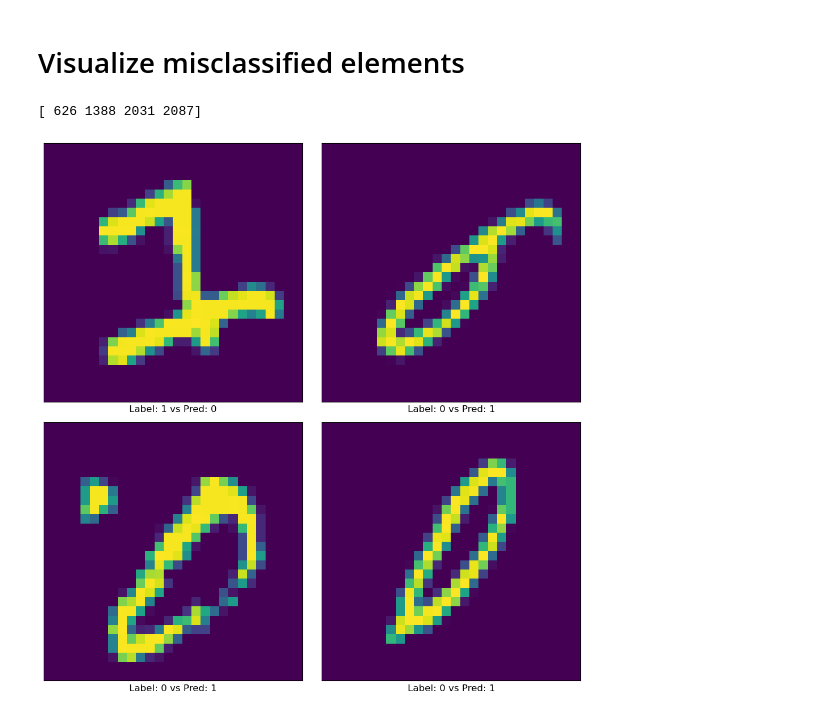
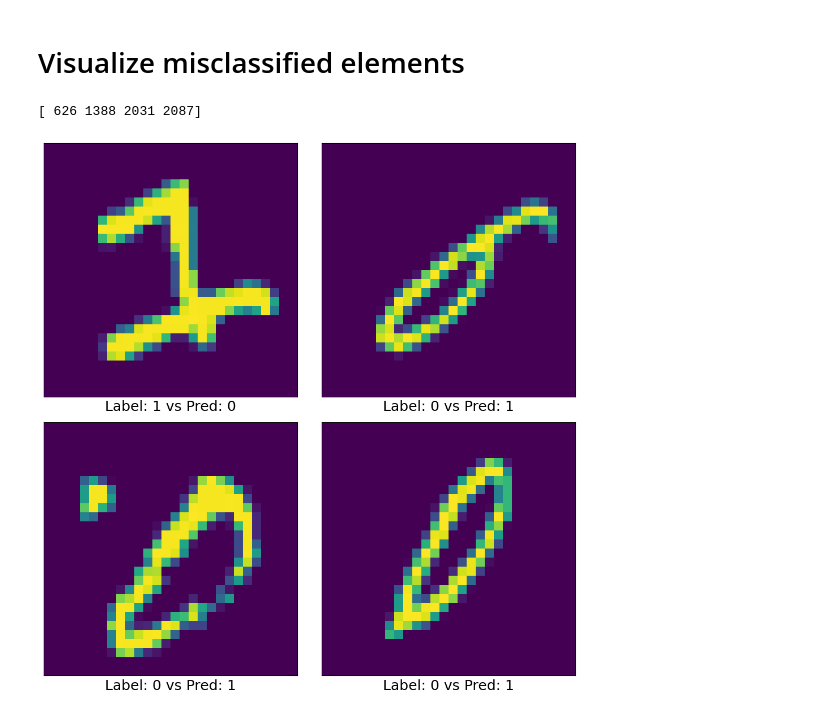
Before and after one commit to LeoUtas/sagemaker_binary_mnist, a Jupyter notebook: sagemaker-binary-mnist.ipynb, the cells around one changed output. Cells and saved outputs as stored; diff of their text form; code cells hidden in the pictures.

```diff
--- a/sagemaker-binary-mnist.ipynb
+++ b/sagemaker-binary-mnist.ipynb
@@ -76,31 +76,31 @@ Test accuracy: 99.81
 # %%
 Y_view = Y_test.reshape(-1)
 X_view = X_test.T  # Transposing if needed
 Yhat_test = Yhat_test.reshape(-1)
 height, width = 28, 28
 
 # Find the indices where predictions don't match the labels
 err_i = np.where(Yhat_test != Y_view)[0]
 
 print(err_i)
 
 # Set up a 2x2 grid of subplots
 fig, axes = plt.subplots(2, 2, figsize=(10, 10))
 axes = axes.ravel()  # Flatten the 2D array of axes
 
 # Loop through the first four elements in err_i
 for idx, i in enumerate(err_i[:4]):
     # Retrieve the corresponding image and label
     image = X_view[i].reshape(height, width)
 
     # Plot the image in its respective subplot
     axes[idx].imshow(image)
-    axes[idx].set_xlabel(f"Label: {Y_view[i]} vs Pred: {int(Yhat_test[i])}", fontsize=12)
+    axes[idx].set_xlabel(f"Label: {Y_view[i]} vs Pred: {int(Yhat_test[i])}", fontsize=18)
     axes[idx].set_xticks([])
     axes[idx].set_yticks([])
 
 plt.tight_layout()
 plt.show()
 # %% [output]
 [ 626 1388 2031 2087]
-[figure, old version]
+[figure, new version]
```
